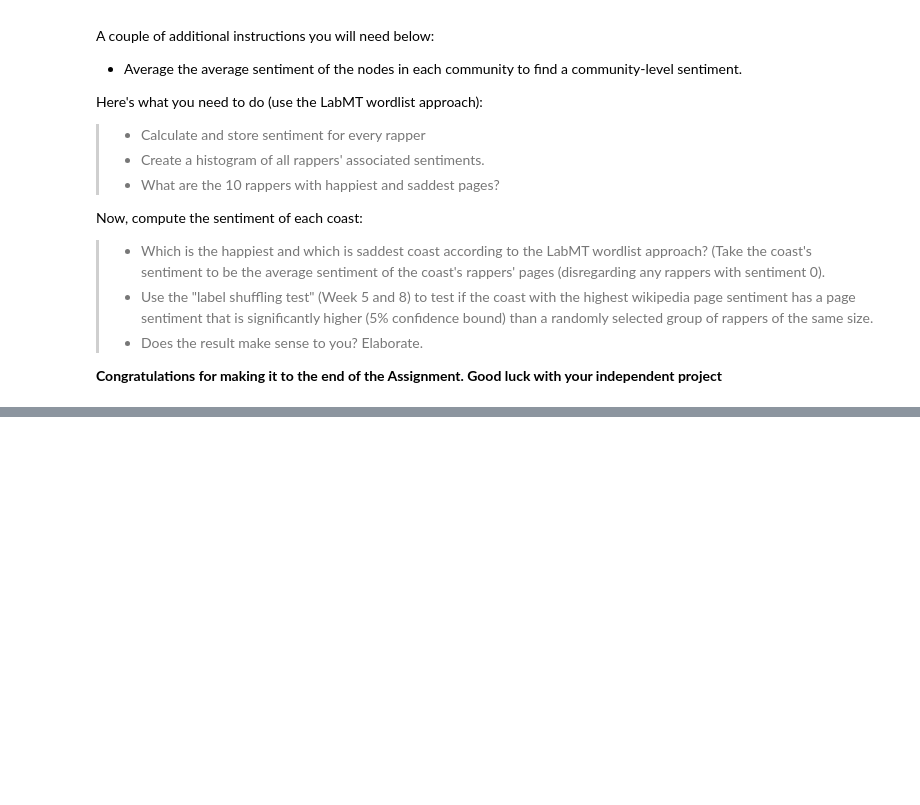
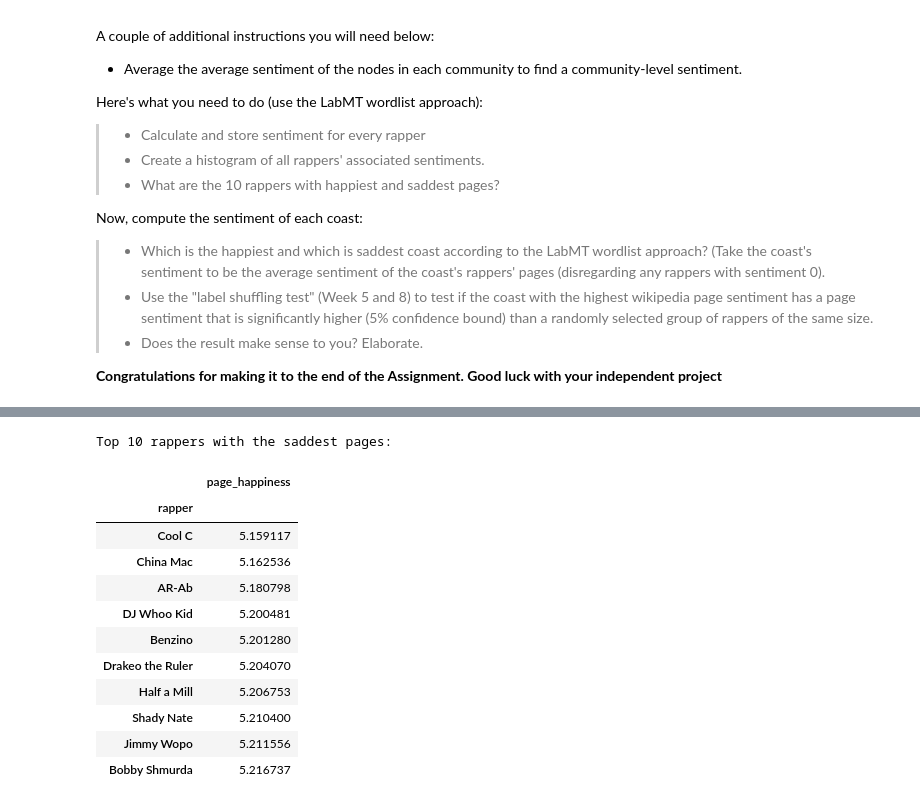
Before and after one commit to andste97/socialgraphs2023f-project, a Jupyter notebook: assignments/Assignment2.ipynb, the cells around one changed output, grey strips where cells are left out. Cells and saved outputs as stored; diff of their text form; code cells hidden in the pictures; blank space fills up the shorter version.

```diff
--- a/assignments/Assignment2.ipynb
+++ b/assignments/Assignment2.ipynb
@@ -556,0 +702,17 @@ Now, compute the sentiment of each coast:
+# %%
+print("Top 10 rappers with the saddest pages:")
+sentiments_df.sort_values("page_happiness", ascending=True).head(10)
+# %% [output]
+Top 10 rappers with the saddest pages:
+|  | page_happiness |
+| rapper |  |
+| Cool C | 5.159117 |
+| China Mac | 5.162536 |
+| AR-Ab | 5.180798 |
+| DJ Whoo Kid | 5.200481 |
+| Benzino | 5.201280 |
+| Drakeo the Ruler | 5.204070 |
+| Half a Mill | 5.206753 |
+| Shady Nate | 5.210400 |
+| Jimmy Wopo | 5.211556 |
+| Bobby Shmurda | 5.216737 |
```
Also changed, not shown: parts of 23 cells of this notebook, 1 other file.
